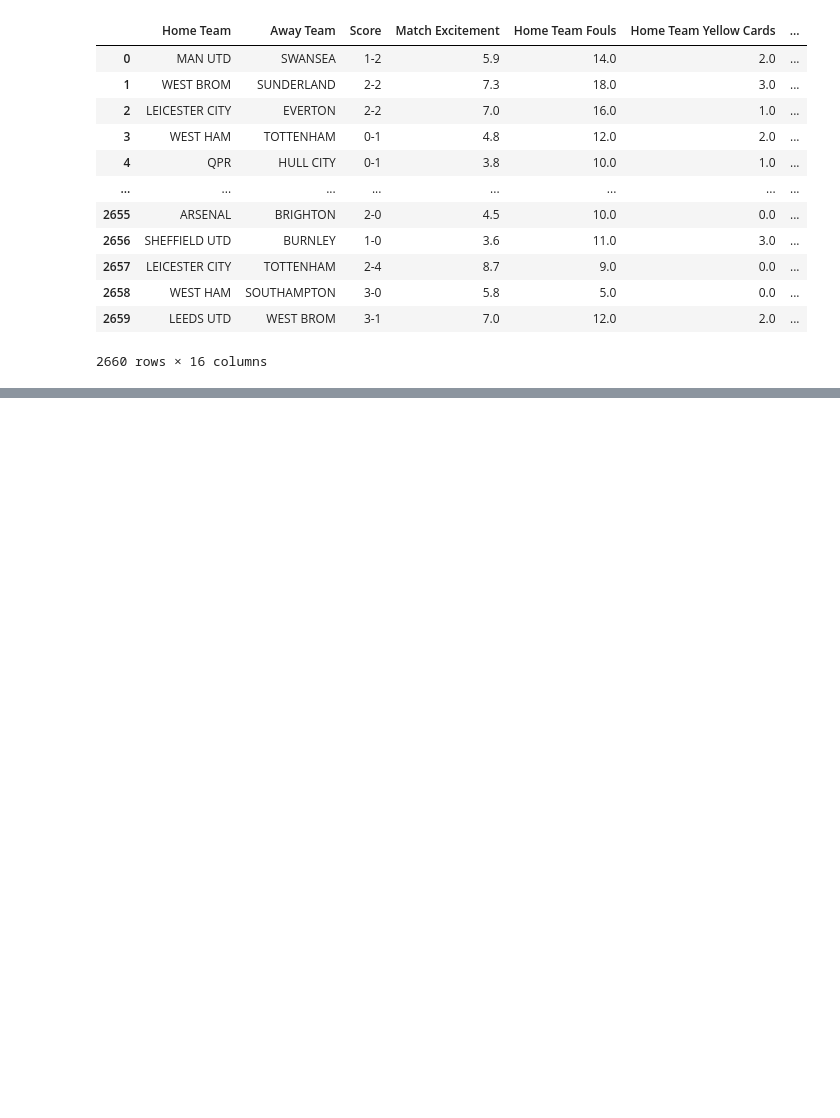
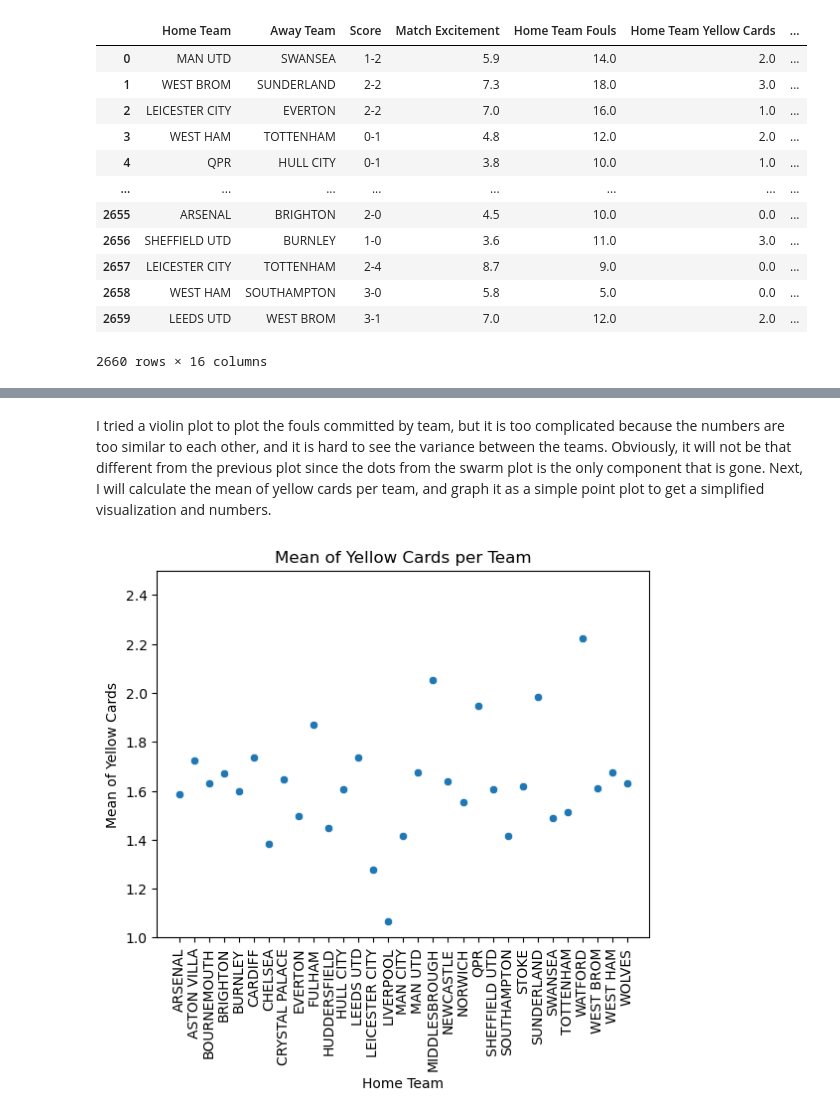
Before and after one commit to ubco-W2022T2-data301/Group14, a Jupyter notebook: analysis/analysis3.ipynb, the cells around one changed output, grey strips where cells are left out. Drawn from its saved outputs; the diff is of its cells as text; code cells hidden in the pictures; blank space fills up the shorter version.

```diff
--- a/analysis/analysis3.ipynb
+++ b/analysis/analysis3.ipynb
@@ -206,0 +224,15 @@ df_subset
+# %% [markdown]
+I tried a violin plot to plot the fouls committed by team, but it is too complicated because the numbers are too similar to each other, and it is hard to see the variance between the teams. Obviously, it will not be that different from the previous plot since the dots from the swarm plot is the only component that is gone. Next, I will calculate the mean of yellow cards per team, and graph it as a simple point plot to get a simplified visualization and numbers.
+# %%
+mean_team_Yellow_Cards = df_subset.groupby('Home Team')['Home Team Yellow Cards'].mean()
+mean_team_Yellow_Cards_df = mean_team_Yellow_Cards.to_frame().reset_index()
+mean_team_Yellow_Cards_df.columns=["Home Team", "mean"]
+sns.scatterplot(x='Home Team', y='mean', data=mean_team_Yellow_Cards_df)
+plt.xticks(rotation=90)
+plt.title("Mean of Yellow Cards per Team")
+plt.xlabel("Home Team")
+plt.ylabel("Mean of Yellow Cards")
+plt.ylim([1,2.5])
+plt.show()
+# %% [output]
+[figure, added]
```
Also changed, not shown: parts of 8 cells of this notebook.
